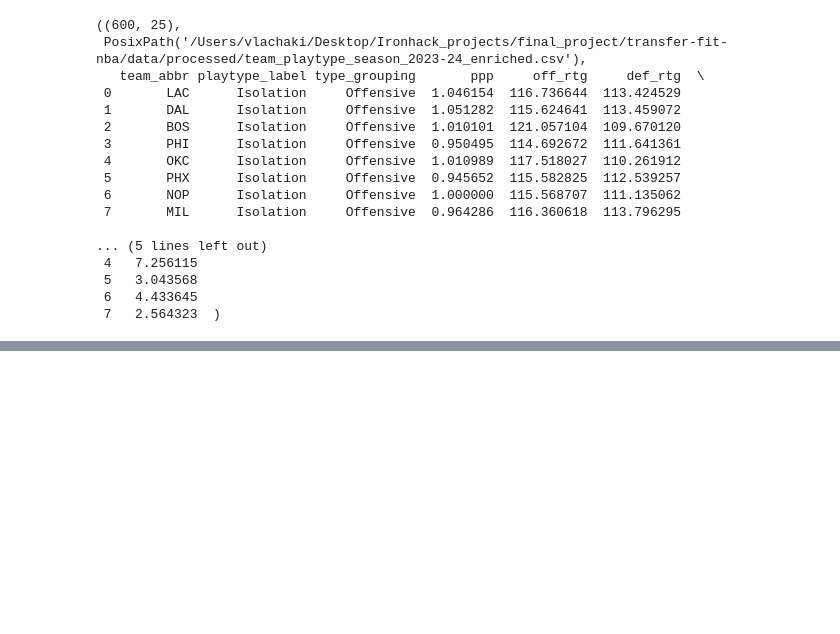
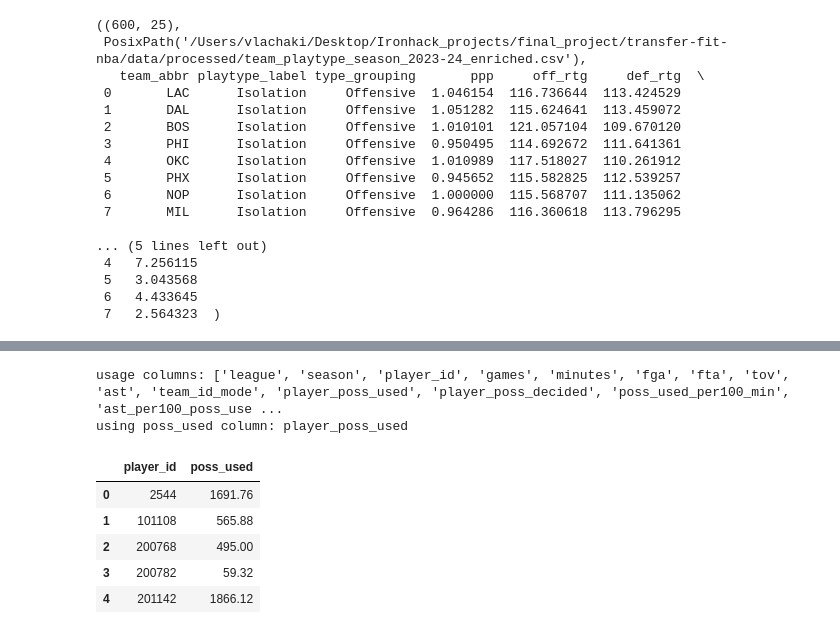
Before and after one commit to ChVlachakis/transfer-fit-nba, a Jupyter notebook: notebooks/00_ingest_entities.ipynb, the cells around one changed output, grey strips where cells are left out. Cells and saved outputs as stored; diff of their text form; code cells hidden in the pictures; blank space fills up the shorter version.

```diff
--- a/notebooks/00_ingest_entities.ipynb
+++ b/notebooks/00_ingest_entities.ipynb
@@ -3597,0 +4252,33 @@ team_playtype_enriched.to_csv(out_path, index=False)
+# %%
+import pandas as pd
+from pathlib import Path
+
+root = Path.cwd().parent
+season = "2023-24"
+
+player_usage = pd.read_csv(root/"data/processed"/f"player_creation_season_{season}_usage.csv")
+print("usage columns:", list(player_usage.columns))
+
+# pick the first matching column name we used previously
+cand = [c for c in player_usage.columns if c.lower() in {"poss_used","possessions_used","poss_used_est","poss_used_estimated"}]
+if not cand:
+    # fallback: any column containing both 'poss' and 'used'
+    cand = [c for c in player_usage.columns if ("poss" in c.lower() and "used" in c.lower())]
+
+if not cand:
+    raise KeyError("Could not find a possessions-used column. Paste the printed columns list.")
+poss_used_col = cand[0]
+print("using poss_used column:", poss_used_col)
+
+# build minimal usage df for merges
+usage = player_usage[["player_id", poss_used_col]].rename(columns={poss_used_col: "poss_used"})
+usage.head()
+# %% [output]
+usage columns: ['league', 'season', 'player_id', 'games', 'minutes', 'fga', 'fta', 'tov', 'ast', 'team_id_mode', 'player_poss_used', 'player_poss_decided', 'poss_used_per100_min', 'ast_per100_poss_use ...
+using poss_used column: player_poss_used
+|  | player_id | poss_used |
+| 0 | 2544 | 1691.76 |
+| 1 | 101108 | 565.88 |
+| 2 | 200768 | 495.00 |
+| 3 | 200782 | 59.32 |
+| 4 | 201142 | 1866.12 |
```
Also changed, not shown: parts of 22 cells of this notebook, 1 other file.
